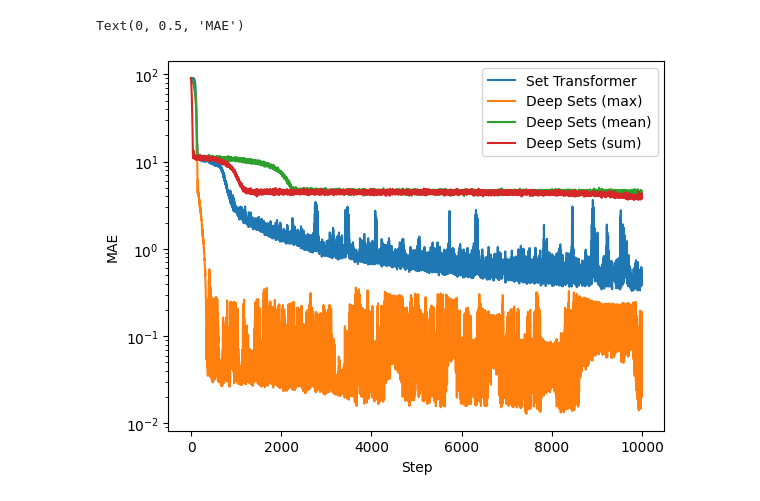
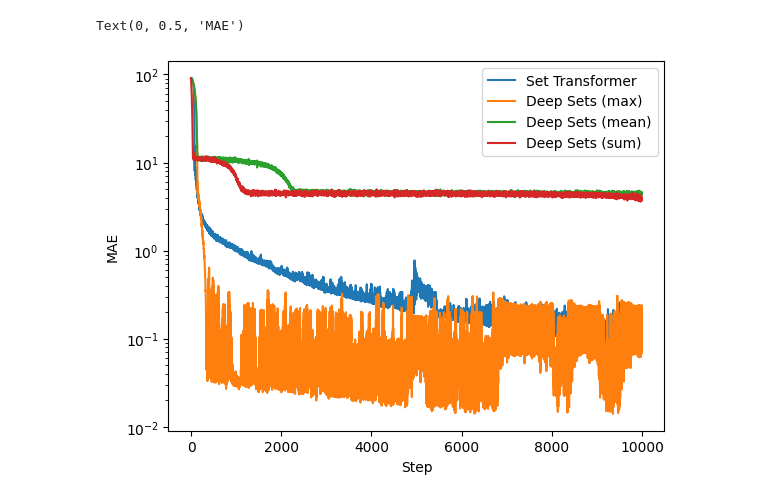
Before and after one commit to stevengogogo/set_transformerx, a Jupyter notebook: notebooks/max_regression_demo.ipynb, the cells around one changed output. Cells and saved outputs as stored; diff of their text form; code cells hidden in the pictures.

```diff
--- a/notebooks/max_regression_demo.ipynb
+++ b/notebooks/max_regression_demo.ipynb
@@ -77,13 +77,13 @@ class SetTransformer(eqx.Module):
     blocks: eqx.nn.Sequential
     pooling: eqx.nn.Sequential
     out: eqx.nn.Sequential
-    def __init__(self):
+    def __init__(self, ln=False):
         self.blocks = [
-            SAB(dim_in=1, dim_out=64, num_heads=4),
-            SAB(dim_in=64, dim_out=64, num_heads=4),
-            SAB(dim_in=64, dim_out=64, num_heads=4)
+            SAB(dim_in=1, dim_out=64, num_heads=4, ln=ln),
+            SAB(dim_in=64, dim_out=64, num_heads=4, ln=ln),
+            SAB(dim_in=64, dim_out=64, num_heads=4, ln=ln)
         ]
-        self.pooling = PMA(dim=64, num_heads=4, num_seeds=1, mlp_kwargs={"width_size": 16, "depth":3})
+        self.pooling = PMA(dim=64, num_heads=4, num_seeds=1, ln=ln, mlp_kwargs={"width_size": 16, "depth":3})
         self.out = eqx.nn.Linear(64, 1, key=jr.PRNGKey(0))
     def __call__(self, x):
         for b in self.blocks:
@@ -112,31 +112,31 @@ def train(model, key, n_step=10000):
         model = eqx.apply_updates(model, updates)
         return model, opt_state, loss
 
     losses = []
     for _ in tqdm(range(n_step)):
         key, subkey = jr.split(key)
         x, y = gen_data(batch_size=2 ** 10, max_length=10)
         model, opt_state, loss = make_step(model, opt_state, x, y)
         losses.append(loss)
     return model, jnp.array(losses)
 
 models = [
     ("Set Transformer", SetTransformer()),
     ("Deep Sets (max)", DeepSet("max", key=jr.PRNGKey(0))),
     ("Deep Sets (mean)", DeepSet("mean", key=jr.PRNGKey(0))),
     ("Deep Sets (sum)", DeepSet("sum", key=jr.PRNGKey(0))),
 ]
 
 for name, model in models:
     key = jr.PRNGKey(0)
     ks = jr.split(key, 2)
     model, losses = train(model, key)
     plt.plot(losses, label=name)
 
 plt.yscale("log")
 plt.legend()
 plt.xlabel("Step")
 plt.ylabel("MAE")
 # %% [output]
 Text(0, 0.5, 'MAE')
-[figure, old version]
+[figure, new version]
```
